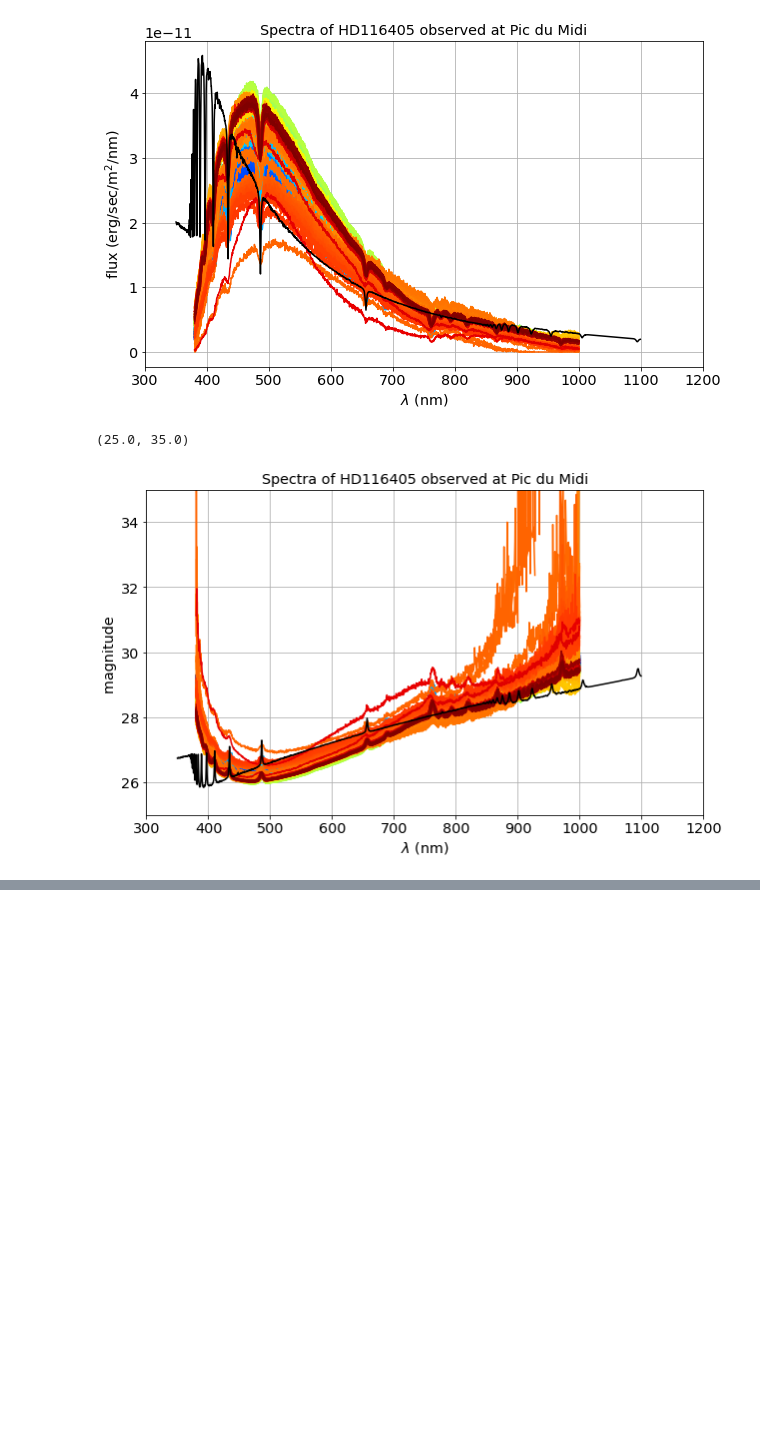
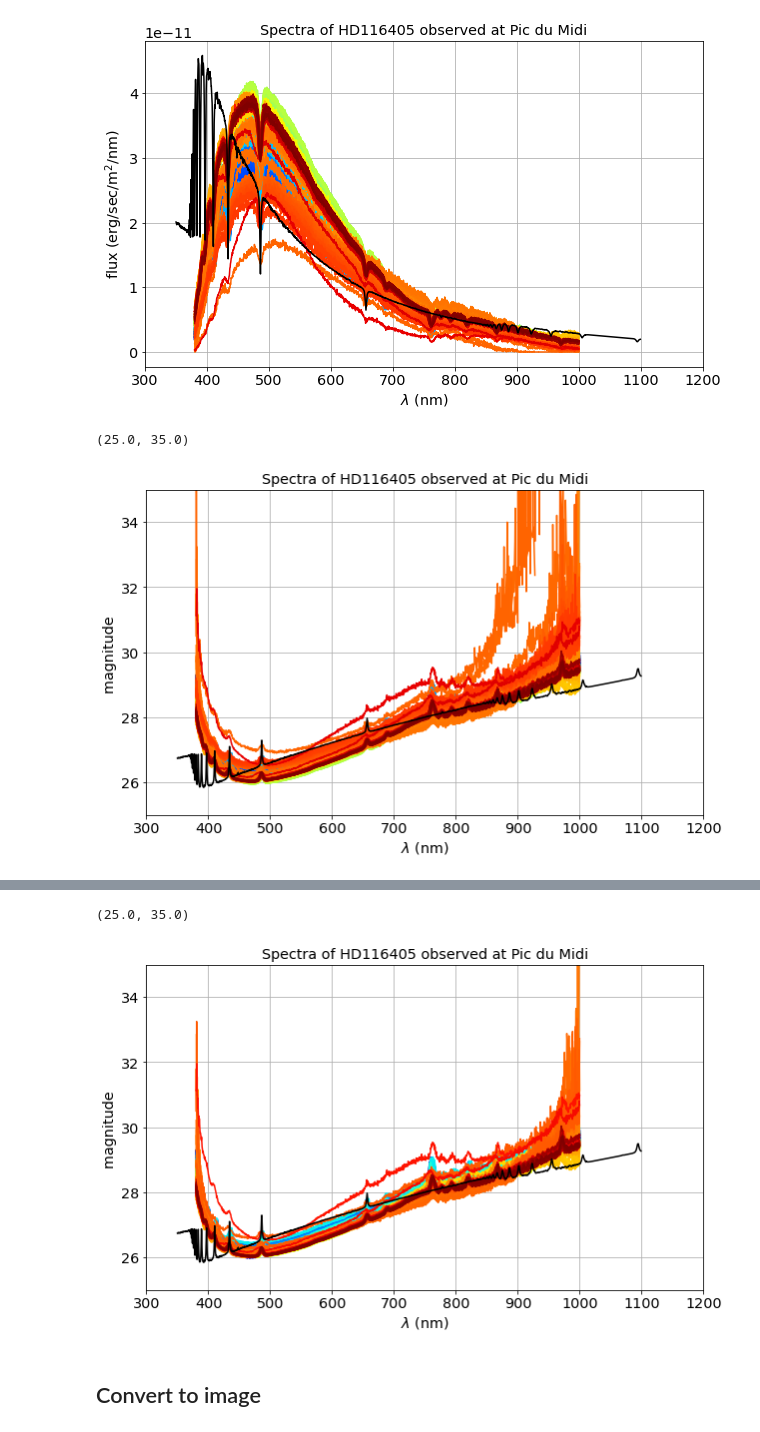
Before and after one commit to sylvielsstfr/PhotomCorrectAuxTel, a Jupyter notebook: analysis/MLfit_gp_data/ViewPDMData.ipynb, the cells around one changed output, grey strips where cells are left out. Cells and saved outputs as stored; diff of their text form; code cells hidden in the pictures; blank space fills up the shorter version.

```diff
--- a/analysis/MLfit_gp_data/ViewPDMData.ipynb
+++ b/analysis/MLfit_gp_data/ViewPDMData.ipynb
@@ -405,0 +474,20 @@ Serving to http://127.0.0.1:8889/    [Ctrl-C to exit]
+# %%
+fig=plt.figure()
+ax=fig.add_subplot(111)
+for ifile in np.arange(NBFILES):
+    the_df=the_df=all_df_filt[ifile]
+
+    ax.plot(the_df.wavelength,the_df.mag,color=all_colors[ifile])
+ax.grid()
+ax.set_xlabel("$\lambda$ (nm)")
+ax.set_ylabel("magnitude ")
+title=f"Spectra of {target} observed at Pic du Midi"
+ax.set_title(title)
+ax.plot(sed_w,sed_m,'k-')
+ax.set_xlim(300,1200)
+ax.set_ylim(25,35)
+# %% [output]
+(25.0, 35.0)
+[figure, added]
+# %% [markdown]
+## Convert to image
```
Also changed, not shown: parts of 21 cells of this notebook.
